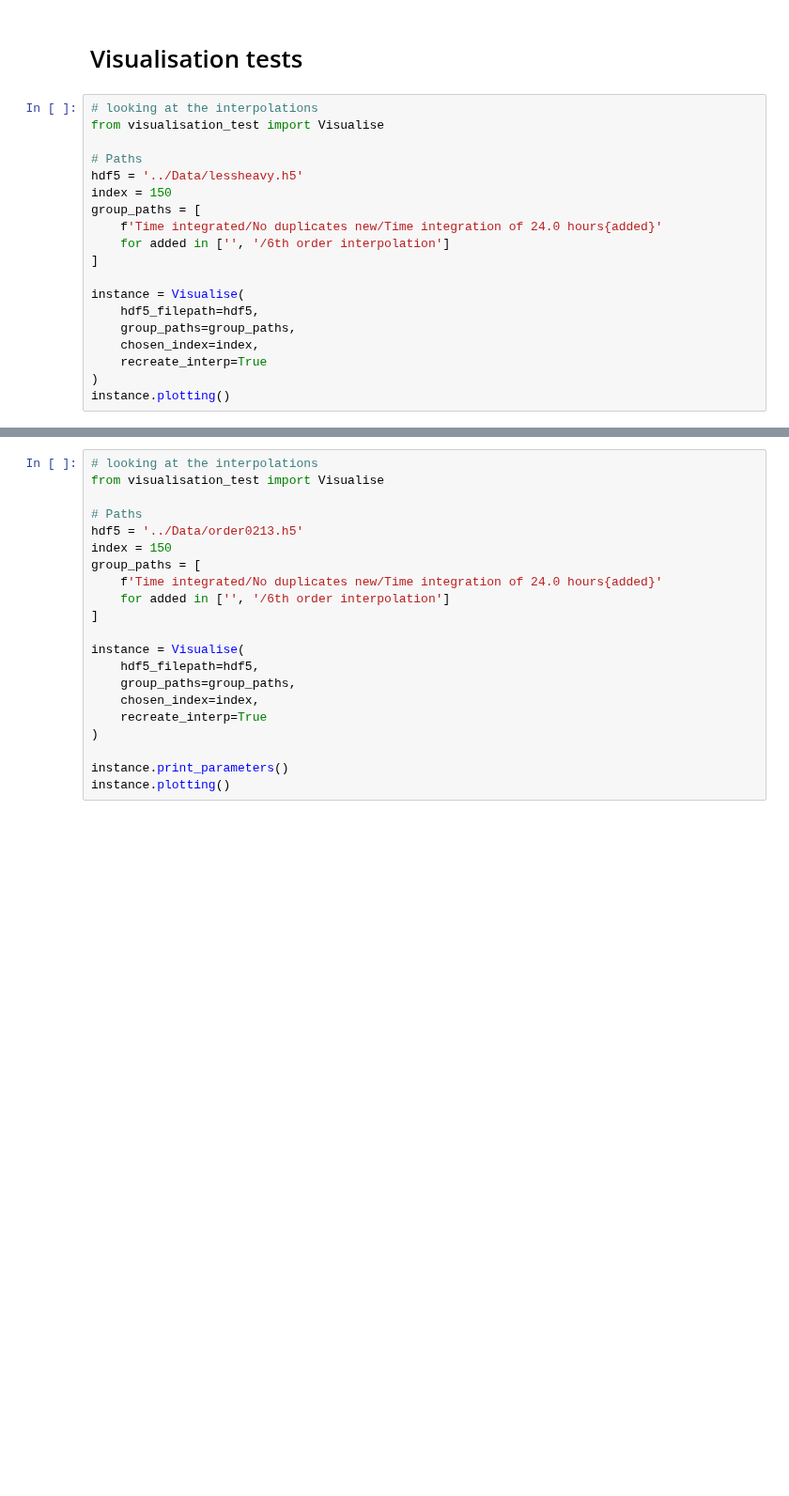
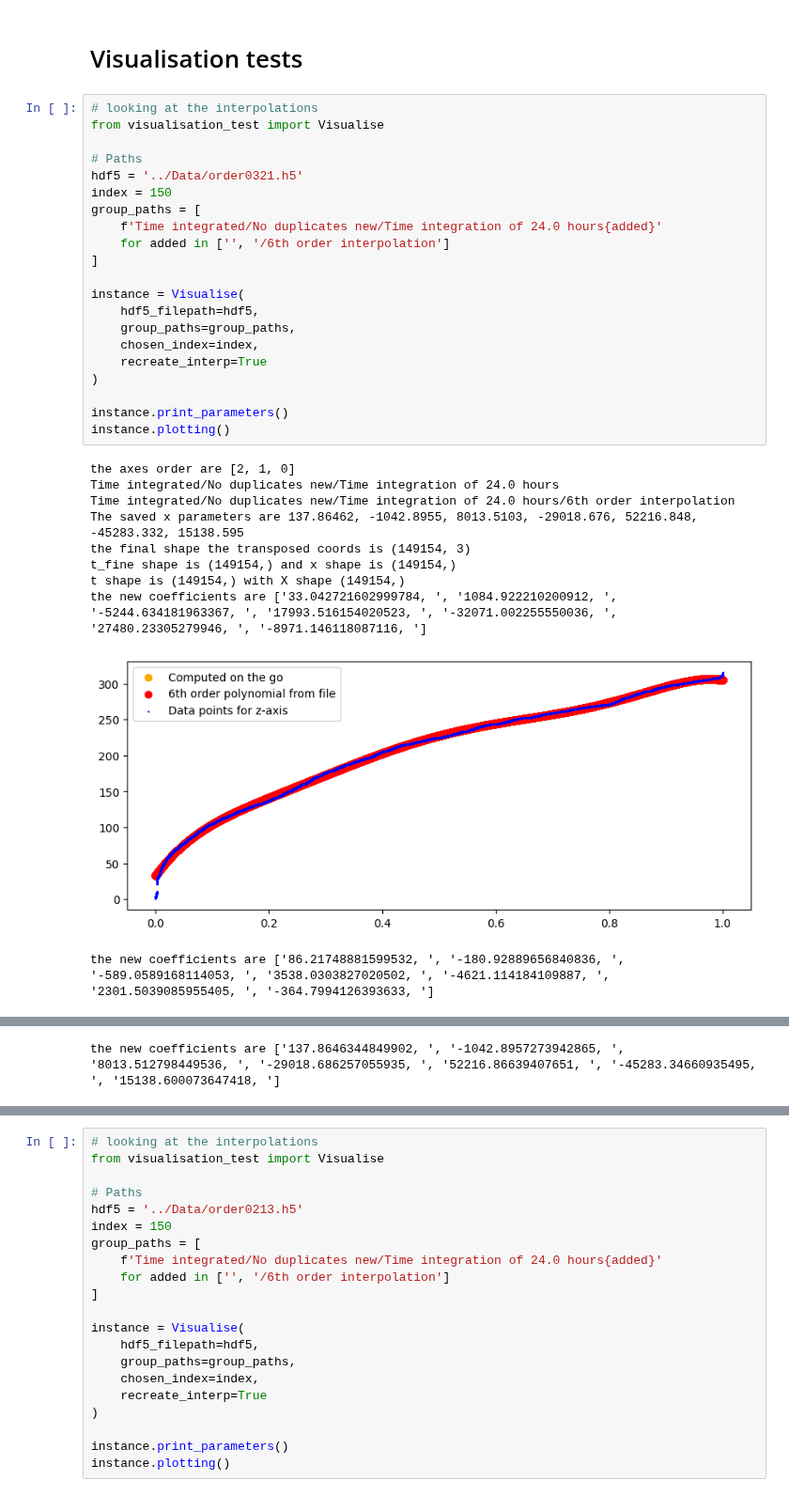
Before and after one commit to avoyeux/Rainbow_k3d, a Jupyter notebook: Animation/new_3D_animation.ipynb, the cells around one changed output, grey strips where cells are left out. Shown at 94% size. Cells and saved outputs as stored; diff of their text form; blank space fills up the shorter version.

```diff
--- a/Animation/new_3D_animation.ipynb
+++ b/Animation/new_3D_animation.ipynb
@@ -318,19 +318,32 @@ z is 1
 # %%
 # looking at the interpolations
 from visualisation_test import Visualise
 
 # Paths
-hdf5 = '../Data/lessheavy.h5'
+hdf5 = '../Data/order0321.h5'
 index = 150
 group_paths = [
     f'Time integrated/No duplicates new/Time integration of 24.0 hours{added}'
     for added in ['', '/6th order interpolation']
 ]
 
 instance = Visualise(
     hdf5_filepath=hdf5,
     group_paths=group_paths,
     chosen_index=index,
     recreate_interp=True
 )
+
+instance.print_parameters()
 instance.plotting()
+# %% [output]
+the axes order are [2, 1, 0]
+Time integrated/No duplicates new/Time integration of 24.0 hours
+Time integrated/No duplicates new/Time integration of 24.0 hours/6th order interpolation
+The saved x parameters are 137.86462, -1042.8955, 8013.5103, -29018.676, 52216.848, -45283.332, 15138.595
+the final shape the transposed coords is (149154, 3)
+t_fine shape is (149154,) and x shape is (149154,)
+t shape is (149154,) with X shape (149154,)
+the new coefficients are ['33.042721602999784, ', '1084.922210200912, ', '-5244.634181963367, ', '17993.516154020523, ', '-32071.002255550036, ', '27480.23305279946, ', '-8971.146118087116, ']
+[figure, added]
+the new coefficients are ['86.21748881599532, ', '-180.92889656840836, ', '-589.0589168114053, ', '3538.0303827020502, ', '-4621.114184109887, ', '2301.5039085955405, ', '-364.7994126393633, ']
@@ -336,0 +351 @@ instance.plotting()
+the new coefficients are ['137.8646344849902, ', '-1042.8957273942865, ', '8013.512798449536, ', '-29018.686257055935, ', '52216.86639407651, ', '-45283.34660935495, ', '15138.600073647418, ']
```
Also changed, not shown: parts of 2 cells of this notebook, 2 other files.
